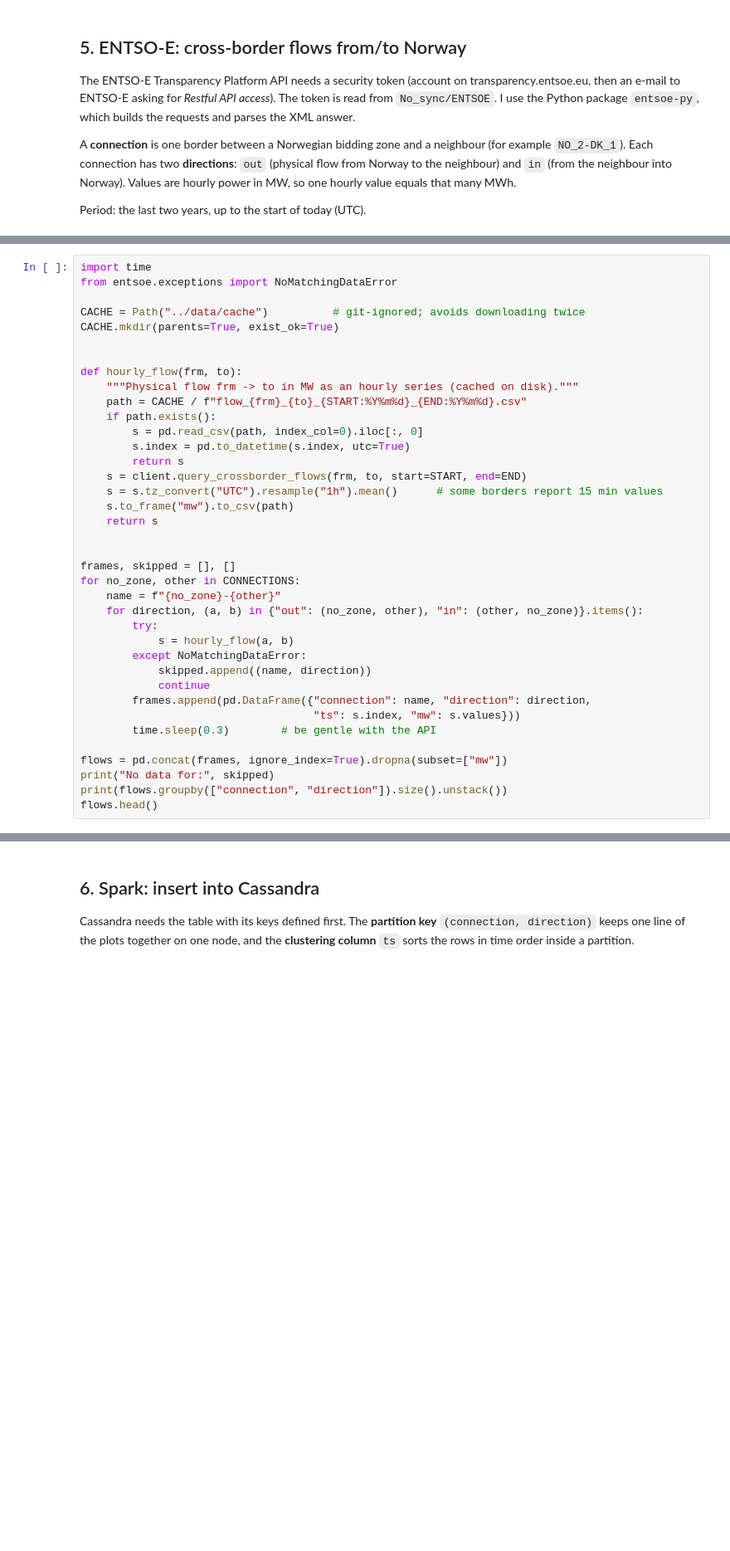
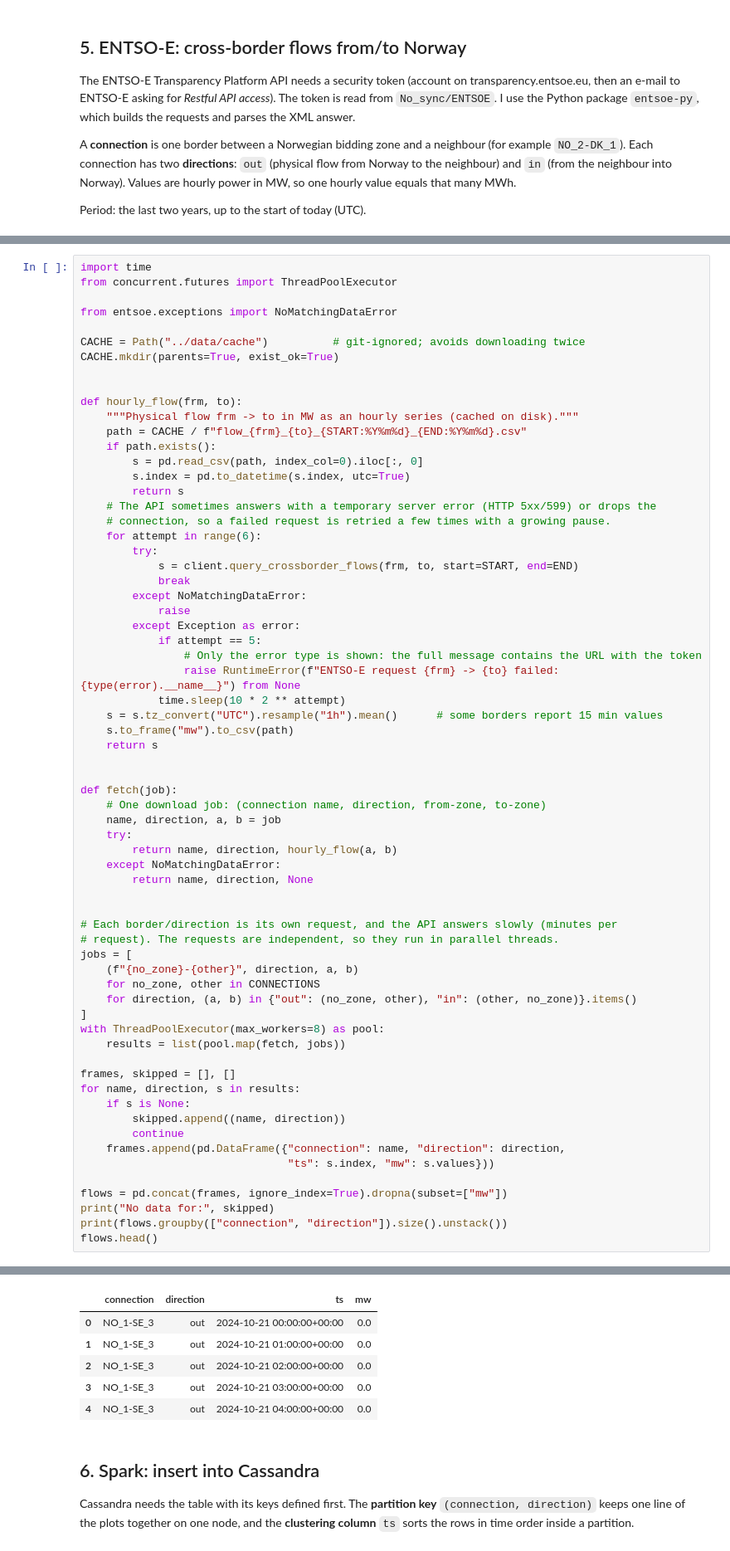
Before and after one commit to iftikharamiri/ind320, a Jupyter notebook: notebooks/project_work_part2.ipynb, the cells around one changed output, grey strips where cells are left out. Shown at 83% size. Saved outputs shown, nothing was run; the diff lists cells and outputs as text; blank space fills up the shorter version.

```diff
--- a/notebooks/project_work_part2.ipynb
+++ b/notebooks/project_work_part2.ipynb
@@ -252,5 +313,7 @@ print(START, "->", END)
 # %%
 import time
+from concurrent.futures import ThreadPoolExecutor
+
 from entsoe.exceptions import NoMatchingDataError
 
 CACHE = Path("../data/cache")          # git-ignored; avoids downloading twice
@@ -264,26 +327,53 @@ def hourly_flow(frm, to):
         s = pd.read_csv(path, index_col=0).iloc[:, 0]
         s.index = pd.to_datetime(s.index, utc=True)
         return s
-    s = client.query_crossborder_flows(frm, to, start=START, end=END)
+    # The API sometimes answers with a temporary server error (HTTP 5xx/599) or drops the
+    # connection, so a failed request is retried a few times with a growing pause.
+    for attempt in range(6):
+        try:
+            s = client.query_crossborder_flows(frm, to, start=START, end=END)
+            break
+        except NoMatchingDataError:
+            raise
+        except Exception as error:
+            if attempt == 5:
+                # Only the error type is shown: the full message contains the URL with the token
+                raise RuntimeError(f"ENTSO-E request {frm} -> {to} failed: {type(error).__name__}") from None
+            time.sleep(10 * 2 ** attempt)
     s = s.tz_convert("UTC").resample("1h").mean()      # some borders report 15 min values
     s.to_frame("mw").to_csv(path)
     return s
 
 
+def fetch(job):
+    # One download job: (connection name, direction, from-zone, to-zone)
+    name, direction, a, b = job
+    try:
+        return name, direction, hourly_flow(a, b)
+    except NoMatchingDataError:
+        return name, direction, None
+
+
+# Each border/direction is its own request, and the API answers slowly (minutes per
+# request). The requests are independent, so they run in parallel threads.
+jobs = [
+    (f"{no_zone}-{other}", direction, a, b)
+    for no_zone, other in CONNECTIONS
+    for direction, (a, b) in {"out": (no_zone, other), "in": (other, no_zone)}.items()
+]
+with ThreadPoolExecutor(max_workers=8) as pool:
+    results = list(pool.map(fetch, jobs))
+
 frames, skipped = [], []
-for no_zone, other in CONNECTIONS:
-    name = f"{no_zone}-{other}"
-    for direction, (a, b) in {"out": (no_zone, other), "in": (other, no_zone)}.items():
-        try:
-            s = hourly_flow(a, b)
-        except NoMatchingDataError:
-            skipped.append((name, direction))
-            continue
-        frames.append(pd.DataFrame({"connection": name, "direction": direction,
-                                    "ts": s.index, "mw": s.values}))
-        time.sleep(0.3)        # be gentle with the API
+for name, direction, s in results:
+    if s is None:
+        skipped.append((name, direction))
+        continue
+    frames.append(pd.DataFrame({"connection": name, "direction": direction,
+                                "ts": s.index, "mw": s.values}))
 
 flows = pd.concat(frames, ignore_index=True).dropna(subset=["mw"])
 print("No data for:", skipped)
 print(flows.groupby(["connection", "direction"]).size().unstack())
 flows.head()
+# %% [output]
@@ -290,3 +392,9 @@ flows.head()
+|  | connection | direction | ts | mw |
+| 0 | NO_1-SE_3 | out | 2024-10-21 00:00:00+00:00 | 0.0 |
+| 1 | NO_1-SE_3 | out | 2024-10-21 01:00:00+00:00 | 0.0 |
+| 2 | NO_1-SE_3 | out | 2024-10-21 02:00:00+00:00 | 0.0 |
+| 3 | NO_1-SE_3 | out | 2024-10-21 03:00:00+00:00 | 0.0 |
+| 4 | NO_1-SE_3 | out | 2024-10-21 04:00:00+00:00 | 0.0 |
 # %% [markdown]
 ## 6. Spark: insert into Cassandra
 Cassandra needs the table with its keys defined first. The **partition key**
```
Also changed, not shown: parts of 19 cells of this notebook, 1 other file.
